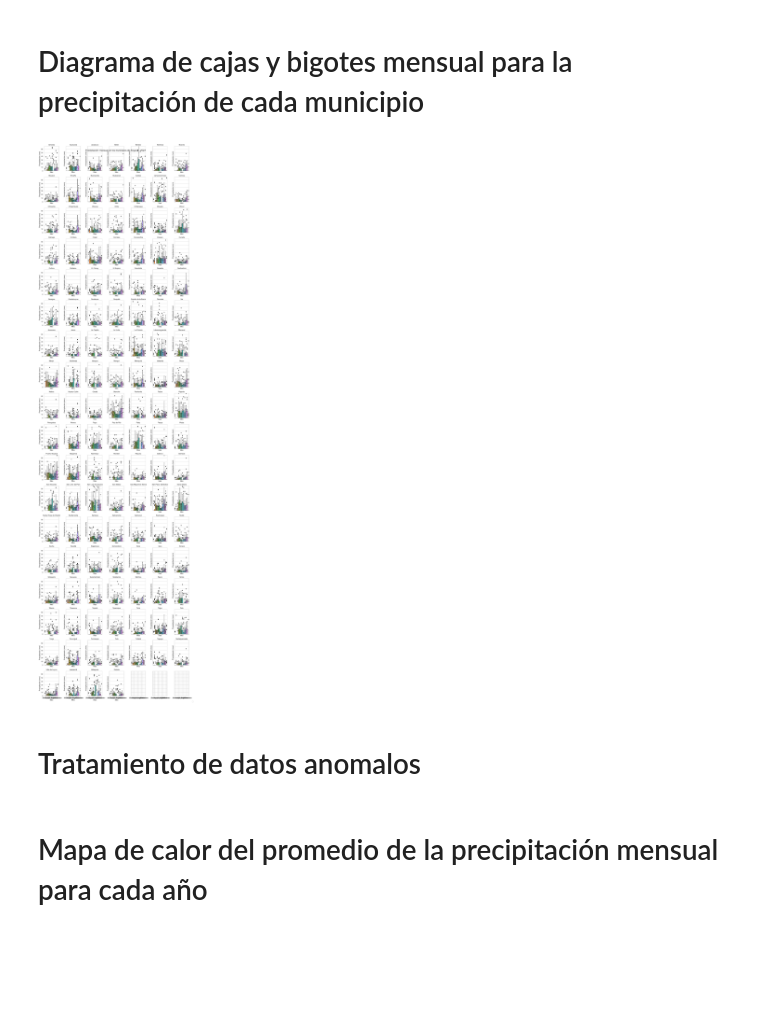
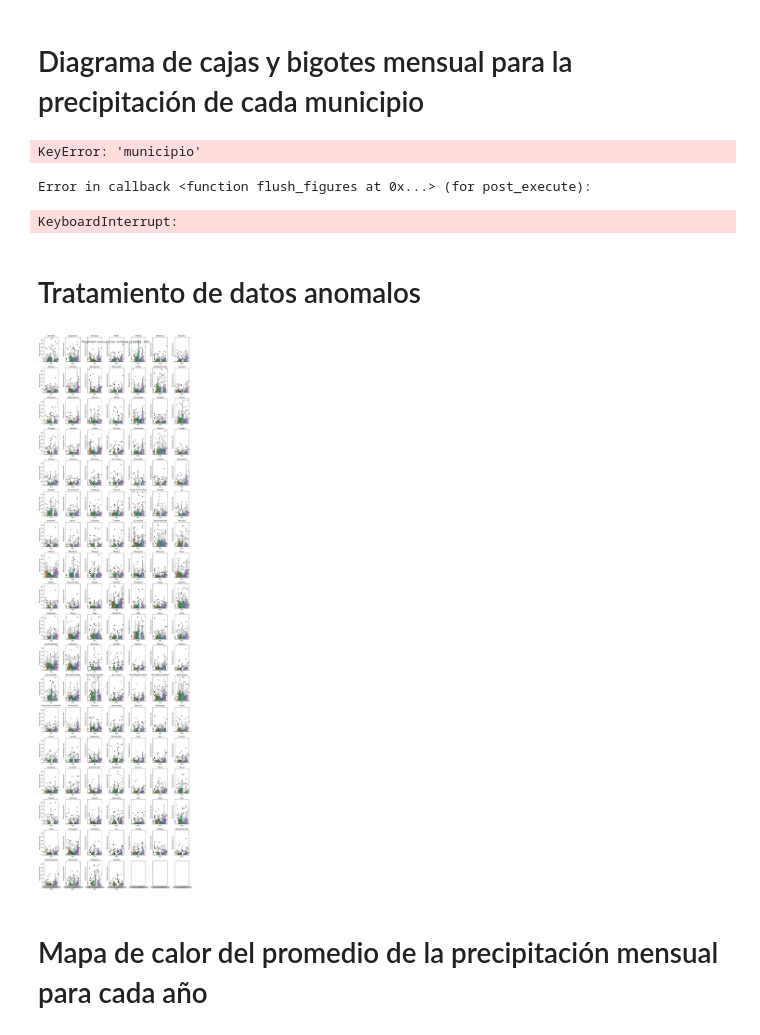
Before and after one commit to Esteban-Duarte31/Degree_Project, a Jupyter notebook: notebooks/data_processing.ipynb, the cells around one changed output. Drawn from its saved outputs; the diff is of its cells as text; code cells hidden in the pictures; blank space fills up the shorter version.

```diff
--- a/notebooks/data_processing.ipynb
+++ b/notebooks/data_processing.ipynb
@@ -34,7 +34,7 @@ print('shapefile : ',shape_boyaca_municipios)
 import calendar
 
 # Filtrar los datos para el año 2022
-data_2022 = data_boyaca.sel(time=slice('2022-01-01', '2022-12-31'))
+data_2022 = df_boyaca[df_boyaca['time'].dt.year == 2022]
 
 # Obtener los datos de precipitación mensual para cada municipio
 monthly_precipitation = data_2022['precip']
@@ -63,11 +63,7 @@ for i, (municipio, polygon) in enumerate(shape_boyaca_municipios_sorted.iterrows
     ax = axes[row, col]
 
     # Crear un DataFrame con los datos de precipitación para el municipio actual
-    polygon_data = monthly_precipitation.sel(
-        latitude=polygon.geometry.centroid.y,
-        longitude=polygon.geometry.centroid.x,
-        method='nearest'
-    ).to_dataframe()
+    polygon_data = monthly_precipitation.loc[monthly_precipitation['municipio'] == polygon.municipio]
 
     # Verificar si el DataFrame no está vacío
     if not polygon_data.empty:
@@ -101,13 +97,17 @@ fig.legend(handles, labels, loc='lower right')
 # Mostrar la figura
 plt.show()
 # %% [output]
-[figure, removed]
+KeyError: 'municipio'
+Error in callback <function flush_figures at 0x...> (for post_execute):
+KeyboardInterrupt:
 # %% [markdown]
 # Tratamiento de datos anomalos
 # %%
 import calendar
 import seaborn as sns
 import numpy as np
+
+from scipy.stats.mstats import winsorize
 
 # Filtrar los datos para el año 2022
 data_2022 = data_boyaca.sel(time=slice('2022-01-01', '2022-12-31'))
@@ -153,38 +153,41 @@ for i, (municipio, polygon) in enumerate(shape_boyaca_municipios_sorted.iterrows
         # Identificar los valores anómalos
         is_outlier = np.abs(polygon_data['precip'] - polygon_data['precip'].mean()) > 2 * std_dev
 
-        # Reemplazar los valores anómalos por el promedio
-        polygon_data.loc[is_outlier, 'precip'] = polygon_data['precip'].mean()
+        # Winsorizar los valores anómalos
+        polygon_data.loc[is_outlier, 'precip'] = winsorize(polygon_data.loc[is_outlier, 'precip'], limits=[0.05, 0.05])
+
 
         # Crear el diagrama de cajas y bigotes utilizando Seaborn
         sns.boxplot(data=polygon_data, x=polygon_data.index.month, y='precip', ax=ax)
 
         # Mostrar los valores de precipitación en los subplots
         sns.stripplot(data=polygon_data, x=polygon_data.index.month, y='precip', color='black', size=2, ax=ax)
 
         # Obtener los nombres de los meses
         month_names = [calendar.month_name[month] for month in range(1, 13)]
 
         # Configurar el eje x con los nombres de los meses
         ax.set_xticklabels(month_names)
 
         # Configurar los límites del eje y para una mejor visualización
         ax.set_ylim(bottom=0)
 
     # Configurar el título y etiquetas de los ejes
     ax.set_title(polygon.municipio)
     ax.set_xlabel('Mes')
     ax.set_ylabel('Precipitación (mm)')
 
 # Ajustar los espacios entre los subplots
 plt.tight_layout()
 
 # Agregar una leyenda general para los subplots
 handles, labels = ax.get_legend_handles_labels()
 fig.legend(handles, labels, loc='lower right')
 
 # Mostrar la figura
 plt.show()
+# %% [output]
+[figure, added]
 # %% [markdown]
 # Mapa de calor del promedio de la precipitación mensual para cada año
 # %%
```
Also changed, not shown: parts of 2 cells of this notebook, 1 other file.
